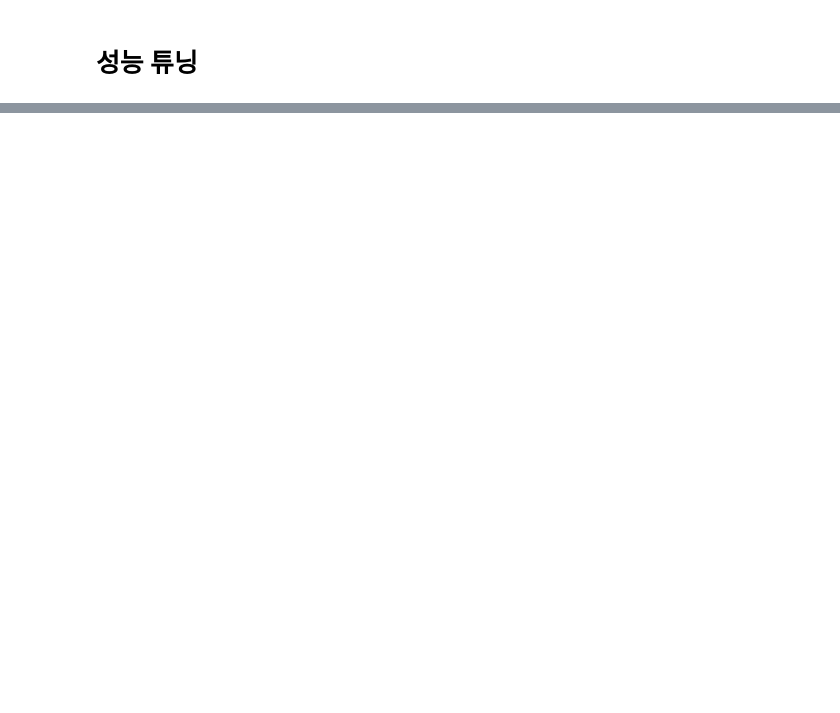
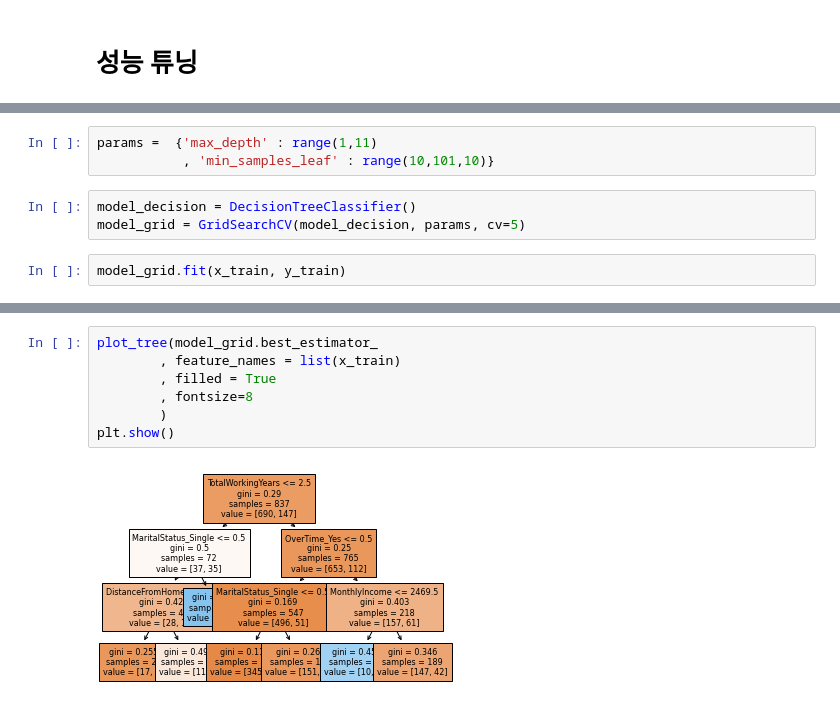
Before and after one commit to mskyun721/aivle_python, a Jupyter notebook: Class/sklearn.ipynb, the cells around one changed output, grey strips where cells are left out. Drawn from its saved outputs; the diff is of its cells as text; blank space fills up the shorter version.

```diff
--- a/Class/sklearn.ipynb
+++ b/Class/sklearn.ipynb
@@ -265,0 +543,8 @@ plt.show()
+# %%
+params =  {'max_depth' : range(1,11)
+           , 'min_samples_leaf' : range(10,101,10)}
+# %%
+model_decision = DecisionTreeClassifier()
+model_grid = GridSearchCV(model_decision, params, cv=5)
+# %%
+model_grid.fit(x_train, y_train)
@@ -265,0 +599,9 @@ plt.show()
+# %%
+plot_tree(model_grid.best_estimator_
+        , feature_names = list(x_train)
+        , filled = True
+        , fontsize=8
+        )
+plt.show()
+# %% [output]
+[figure, added]
```
Also changed, not shown: parts of 80 cells of this notebook.
